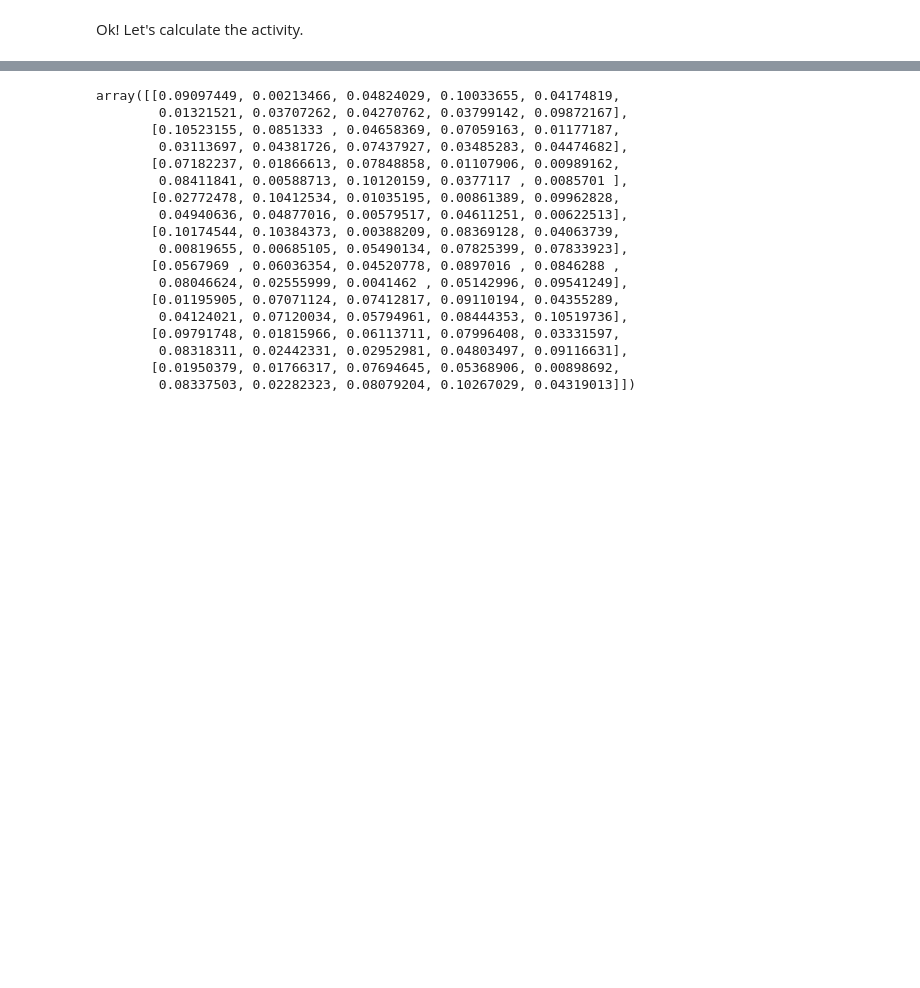
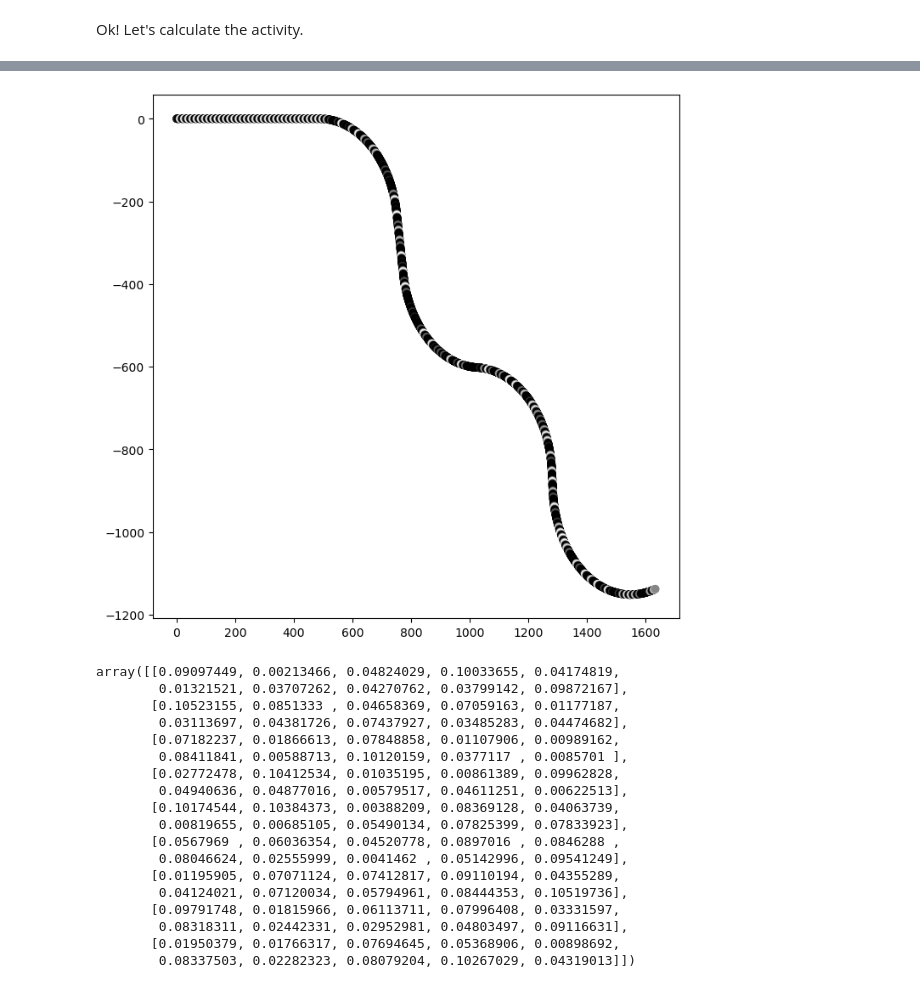
Before and after one commit to samuelbrege/snnResearch, a Jupyter notebook: gridCells.ipynb, the cells around one changed output, grey strips where cells are left out. Saved outputs shown, nothing was run; the diff lists cells and outputs as text; code cells hidden in the pictures; blank space fills up the shorter version.

```diff
--- a/gridCells.ipynb
+++ b/gridCells.ipynb
@@ -241,3 +356,11 @@ array([[-1.],
+# %%
+fig, ax = plt.subplots()
+fig.set_size_inches(8,8)
+ax.scatter(pdata[:-1,0],pdata[:-1,1], c=At[:,20], cmap='gray')
+#ax.scatter(pdata[:-1,0],pdata[:-1,1])
+plt.show()
+# %% [output]
+[figure, added]
 # %%
 class grid_module():
     def __init__(self, Nx ,Ny, gain, bias, I, sigma):
```
Also changed, not shown: parts of 16 cells of this notebook, 1 other file.
